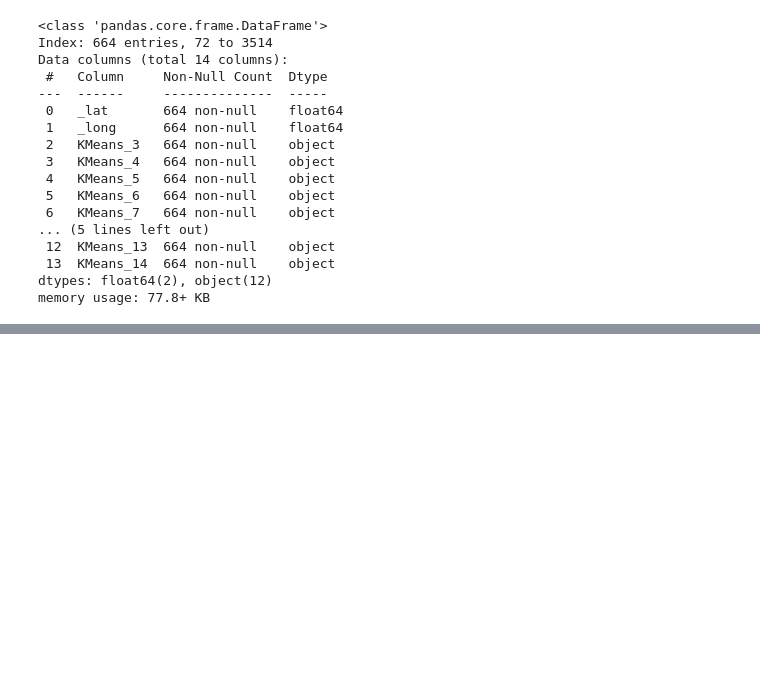
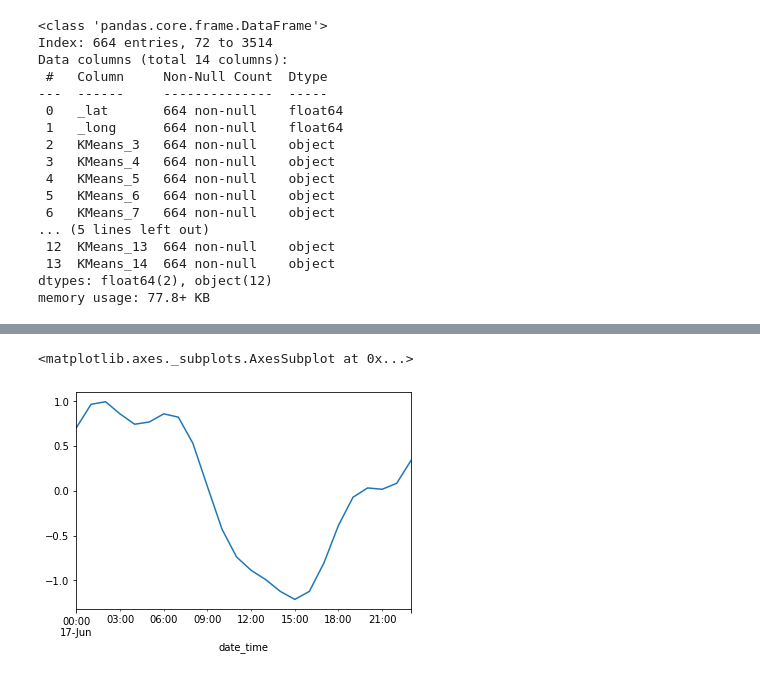
Before and after one commit to mitkrieg/citibike-timeseries, a Jupyter notebook: 03_clustering.ipynb, the cells around one changed output, grey strips where cells are left out. Drawn from its saved outputs; the diff is of its cells as text; code cells hidden in the pictures; blank space fills up the shorter version.

```diff
--- a/03_clustering.ipynb
+++ b/03_clustering.ipynb
@@ -13,4 +15,5 @@ import re
 
 from station import *
 # %%
-system_daily =pickle.load(open('./pickle/system_daily.pickle','rb'))
+system_forcast = pickle.load(open('./pickle/system_forcast.pickle','rb'))
+system_daily = pickle.load(open('./pickle/system_daily.pickle','rb'))
@@ -128,0 +135,5 @@ fig.show()
+# %%
+system_daily.transpose()['2018-06-17':'2018-06-17']['3394'].plot() # purple
+# %% [output]
+<matplotlib.axes._subplots.AxesSubplot at 0x...>
+[figure, added]
```
Also changed, not shown: parts of 22 cells of this notebook, 1 other file.
